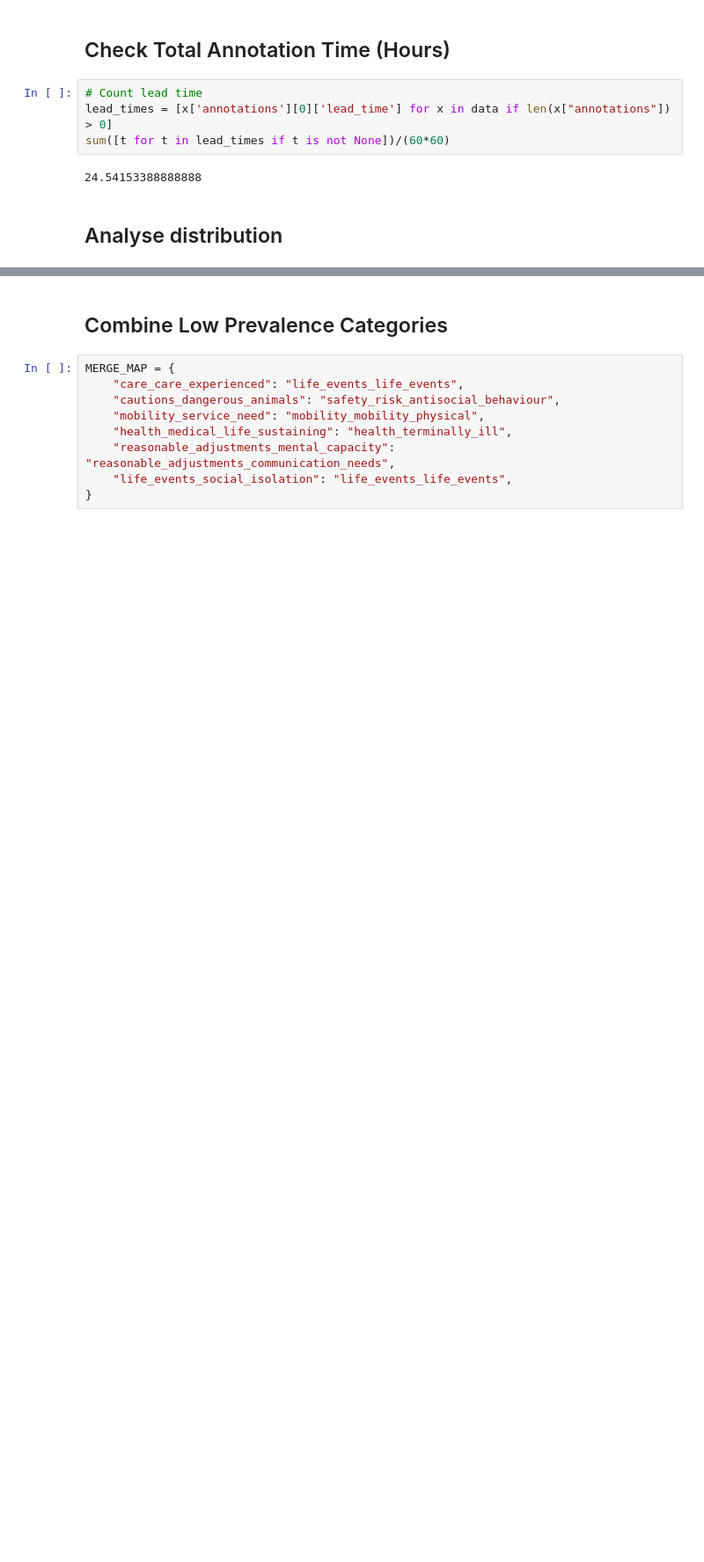
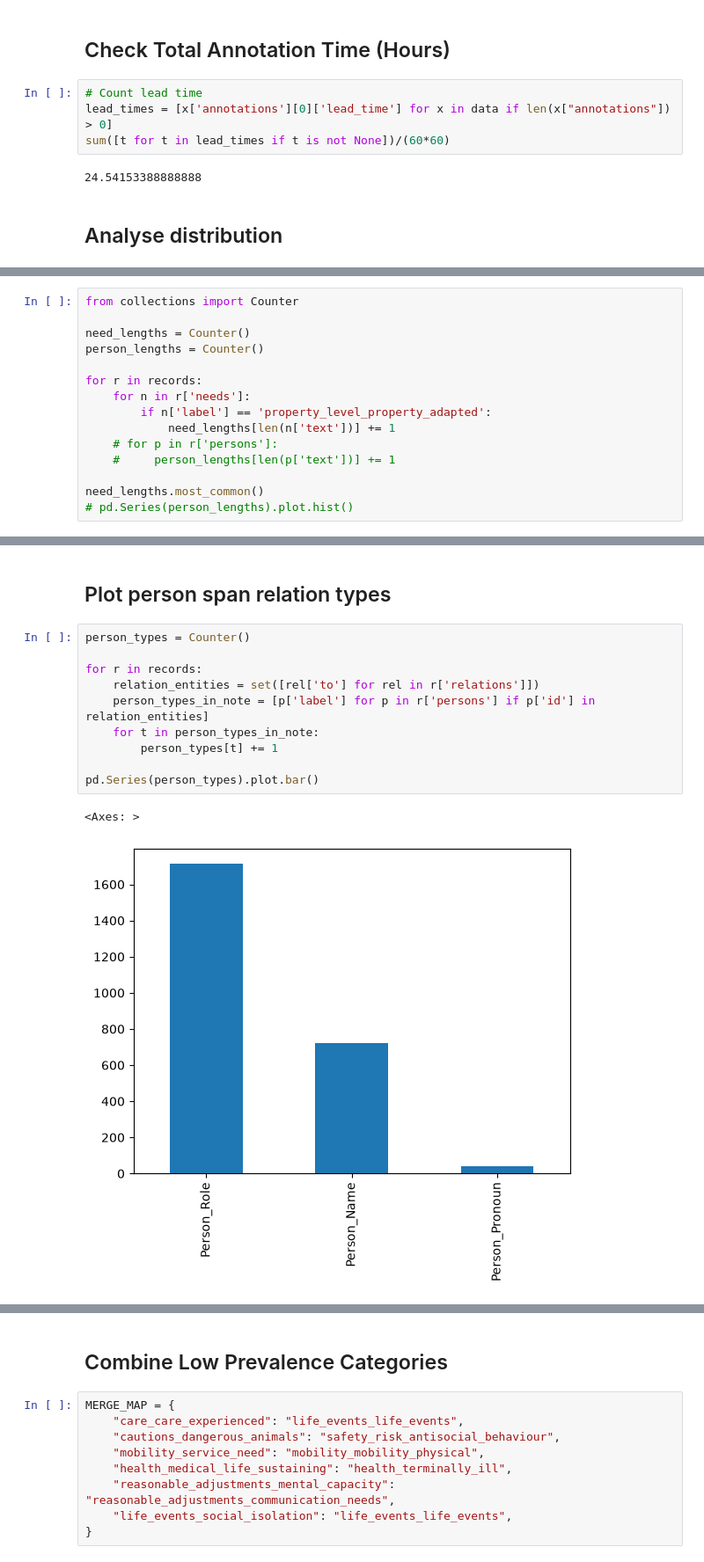
Before and after one commit to notatiyyah/CS3D6-Code, a Jupyter notebook: src/preprocessing/5_post_process_annotated_data.ipynb, the cells around one changed output, grey strips where cells are left out. Shown at 88% size. Cells and saved outputs as stored; diff of their text form; blank space fills up the shorter version.

```diff
--- a/src/preprocessing/5_post_process_annotated_data.ipynb
+++ b/src/preprocessing/5_post_process_annotated_data.ipynb
@@ -287,0 +492,15 @@ plt.show()
+# %%
+from collections import Counter
+
+need_lengths = Counter()
+person_lengths = Counter()
+
+for r in records:
+    for n in r['needs']:
+        if n['label'] == 'property_level_property_adapted':
+            need_lengths[len(n['text'])] += 1
+    # for p in r['persons']:
+    #     person_lengths[len(p['text'])] += 1
+
+need_lengths.most_common()
+# pd.Series(person_lengths).plot.hist()
@@ -287,0 +525,15 @@ plt.show()
+# %% [markdown]
+## Plot person span relation types
+# %%
+person_types = Counter()
+
+for r in records:
+    relation_entities = set([rel['to'] for rel in r['relations']])
+    person_types_in_note = [p['label'] for p in r['persons'] if p['id'] in relation_entities]
+    for t in person_types_in_note:
+        person_types[t] += 1
+
+pd.Series(person_types).plot.bar()
+# %% [output]
+<Axes: >
+[figure, added]
```
Also changed, not shown: parts of 31 cells of this notebook, 8 other files.
